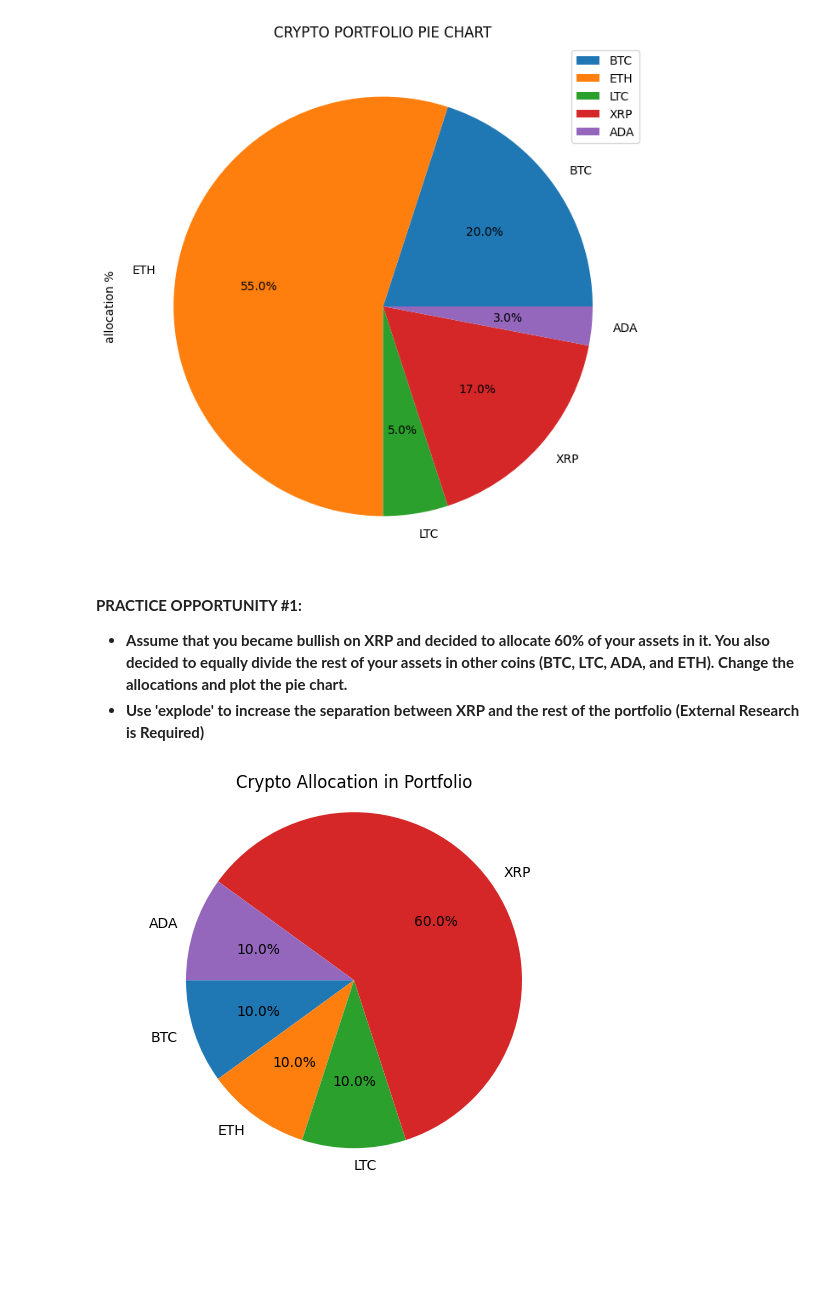
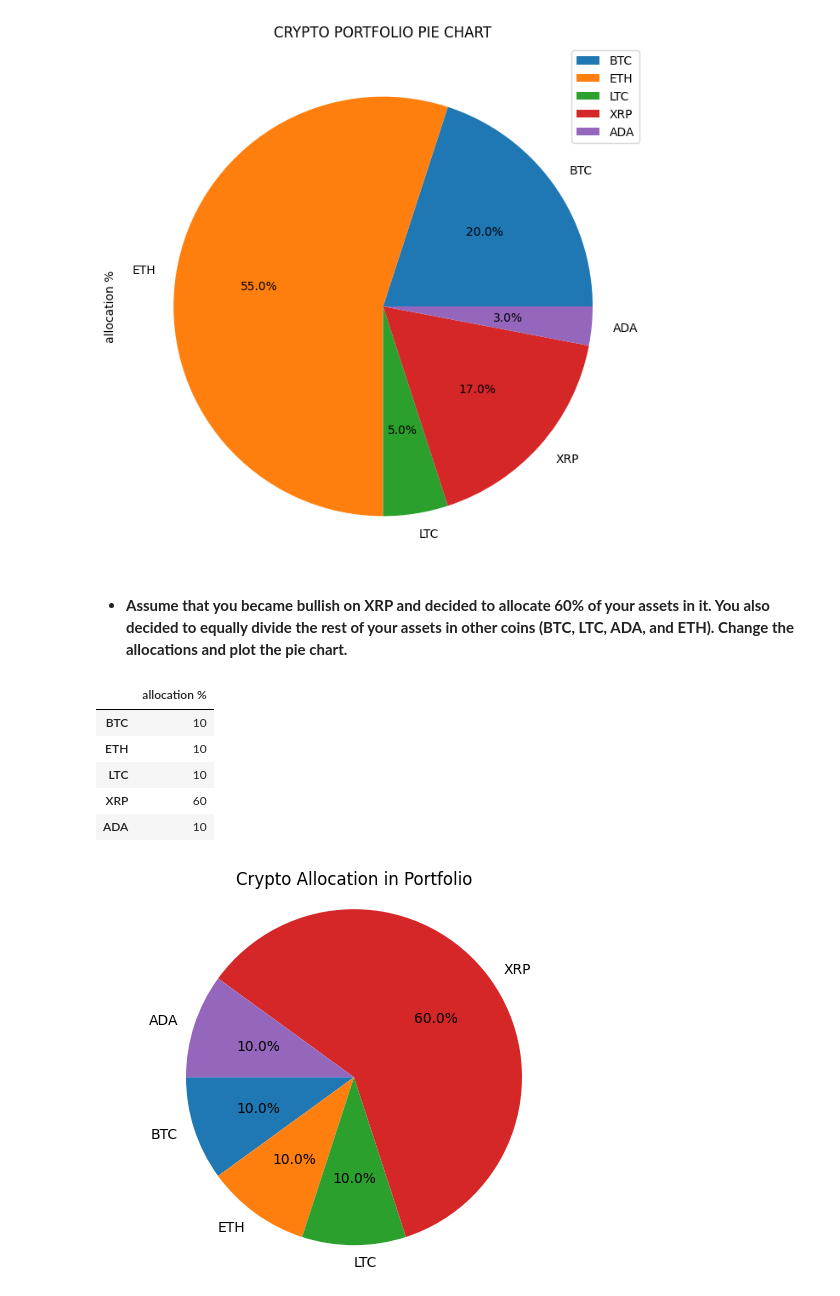
Before and after one commit to SHaken53/Data_Analysis_Projects, a Jupyter notebook: Data Visualization 2/Effective_Data_Visualization.ipynb, the cells around one changed output. Cells and saved outputs as stored; diff of their text form; code cells hidden in the pictures; blank space fills up the shorter version.

```diff
--- a/Data Visualization 2/Effective_Data_Visualization.ipynb
+++ b/Data Visualization 2/Effective_Data_Visualization.ipynb
@@ -32,12 +32,14 @@ plt.title('CRYPTO PORTFOLIO PIE CHART');
 # %% [output]
 [figure]
 # %% [markdown]
-**PRACTICE OPPORTUNITY #1:**
 - **Assume that you became bullish on XRP and decided to allocate 60% of your assets in it. You also decided to equally divide the rest of your assets in other coins (BTC, LTC, ADA, and ETH). Change the allocations and plot the pie chart.**
-- **Use 'explode' to increase the separation between XRP and the rest of the portfolio (External Research is Required)**
 # %%
 # Define the updated crypto allocations
 crypto_allocations = {'allocation %': [10, 10, 10, 60, 10]}  # Updated allocations for XRP, BTC, LTC, ADA, and ETH respectively
 
 # Update the DataFrame with the new allocations
 crypto_df['allocation %'] = crypto_allocations['allocation %']
+# %%
+# or we can use
+# Assign 60% of our assets to XRP
+crypto_df['allocation %']['XRP'] = crypto_df['allocation %'].sum()*0.60
@@ -44,3 +55,12 @@ crypto_df['allocation %'] = crypto_allocations['allocation %']
+# %%
+crypto_df
+# %% [output]
+|  | allocation % |
+| BTC | 10 |
+| ETH | 10 |
+| LTC | 10 |
+| XRP | 60 |
+| ADA | 10 |
 # %%
 # Plot the pie chart
 plt.pie(crypto_df['allocation %'], labels=crypto_df.index, autopct='%1.1f%%', startangle=180)
```
Also changed, not shown: parts of 20 cells of this notebook.
